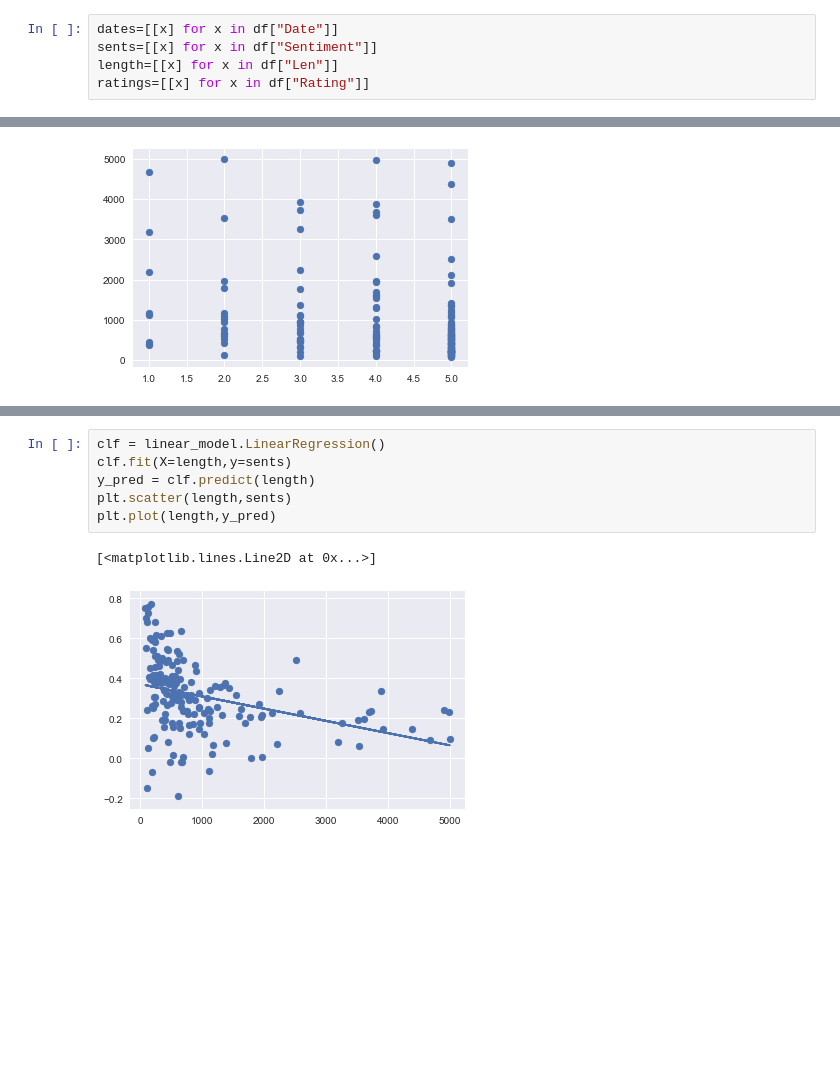
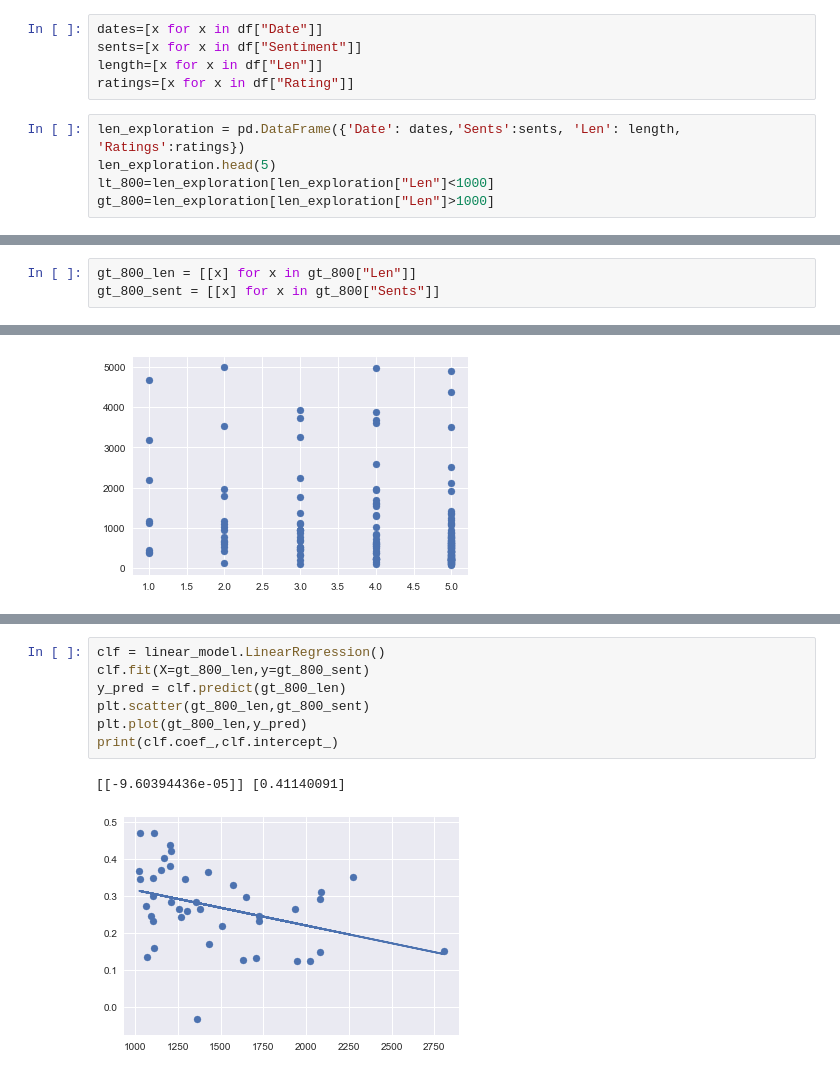
Before and after one commit to JunanQu/YELP-, a Jupyter notebook: length_sent.ipynb, the cells around one changed output, grey strips where cells are left out. Saved outputs shown, nothing was run; the diff lists cells and outputs as text; blank space fills up the shorter version.

Commit message:
length explored more

```diff
--- a/length_sent.ipynb
+++ b/length_sent.ipynb
@@ -98,7 +98,12 @@ pearsonr(df['Sentiment'],df['Len'])
 # %% [output]
 (-0.3537817390347262, 2.215729211462582e-06)
 # %%
-dates=[[x] for x in df["Date"]]
-sents=[[x] for x in df["Sentiment"]]
-length=[[x] for x in df["Len"]]
-ratings=[[x] for x in df["Rating"]]
+dates=[x for x in df["Date"]]
+sents=[x for x in df["Sentiment"]]
+length=[x for x in df["Len"]]
+ratings=[x for x in df["Rating"]]
+# %%
+len_exploration = pd.DataFrame({'Date': dates,'Sents':sents, 'Len': length, 'Ratings':ratings})
+len_exploration.head(5)
+lt_800=len_exploration[len_exploration["Len"]<1000]
+gt_800=len_exploration[len_exploration["Len"]>1000]
@@ -104,0 +116,3 @@ ratings=[[x] for x in df["Rating"]]
+# %%
+gt_800_len = [[x] for x in gt_800["Len"]]
+gt_800_sent = [[x] for x in gt_800["Sents"]]
@@ -115,9 +195,10 @@ plt.scatter(ratings,length)
 # %%
 clf = linear_model.LinearRegression()
-clf.fit(X=length,y=sents)
-y_pred = clf.predict(length)
-plt.scatter(length,sents)
-plt.plot(length,y_pred)
+clf.fit(X=gt_800_len,y=gt_800_sent)
+y_pred = clf.predict(gt_800_len)
+plt.scatter(gt_800_len,gt_800_sent)
+plt.plot(gt_800_len,y_pred)
+print(clf.coef_,clf.intercept_)
 # %% [output]
-[<matplotlib.lines.Line2D at 0x...>]
+[[-9.60394436e-05]] [0.41140091]
-[figure, old version]
+[figure, new version]
```
Also changed, not shown: parts of 8 cells of this notebook.
